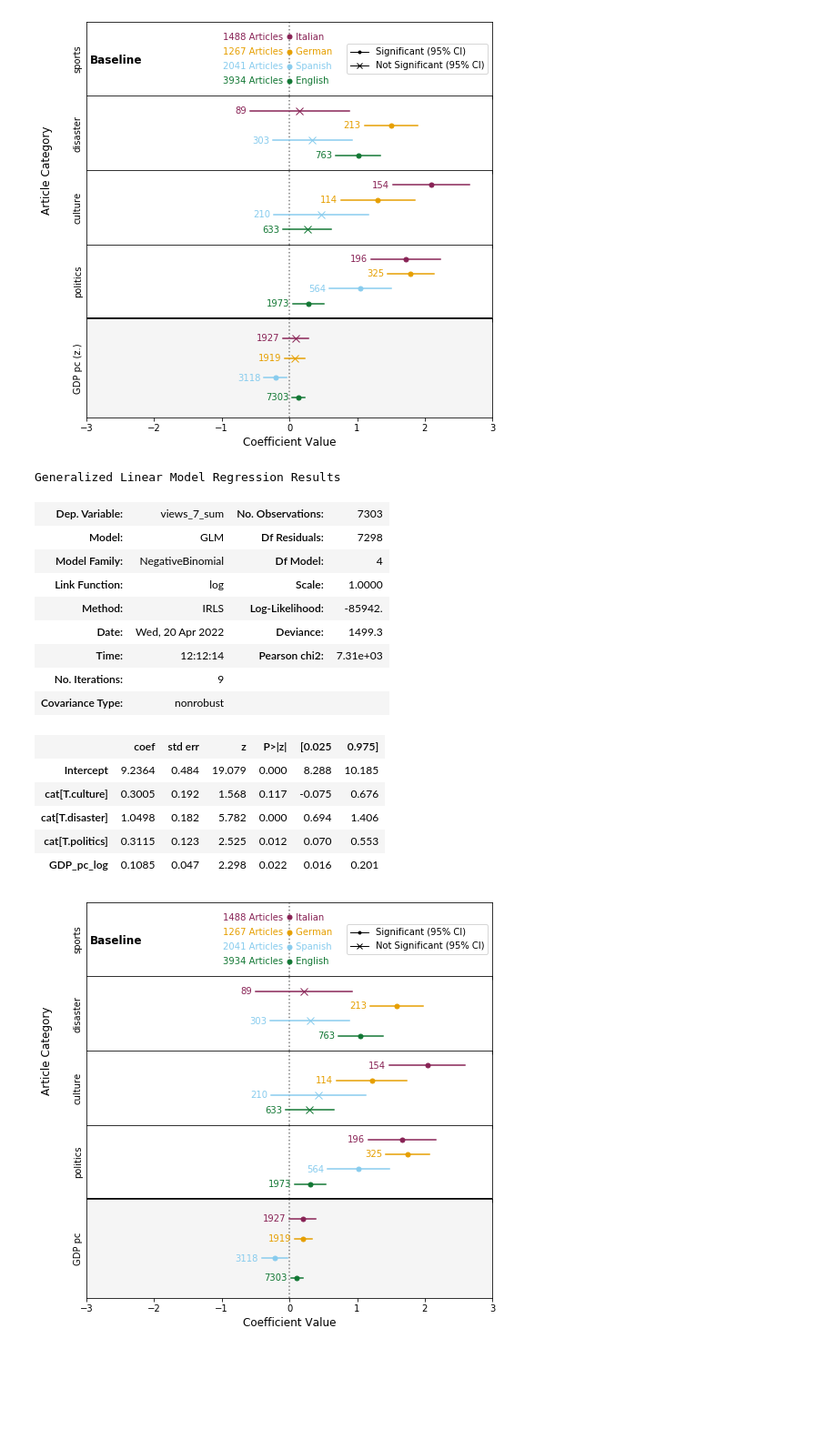
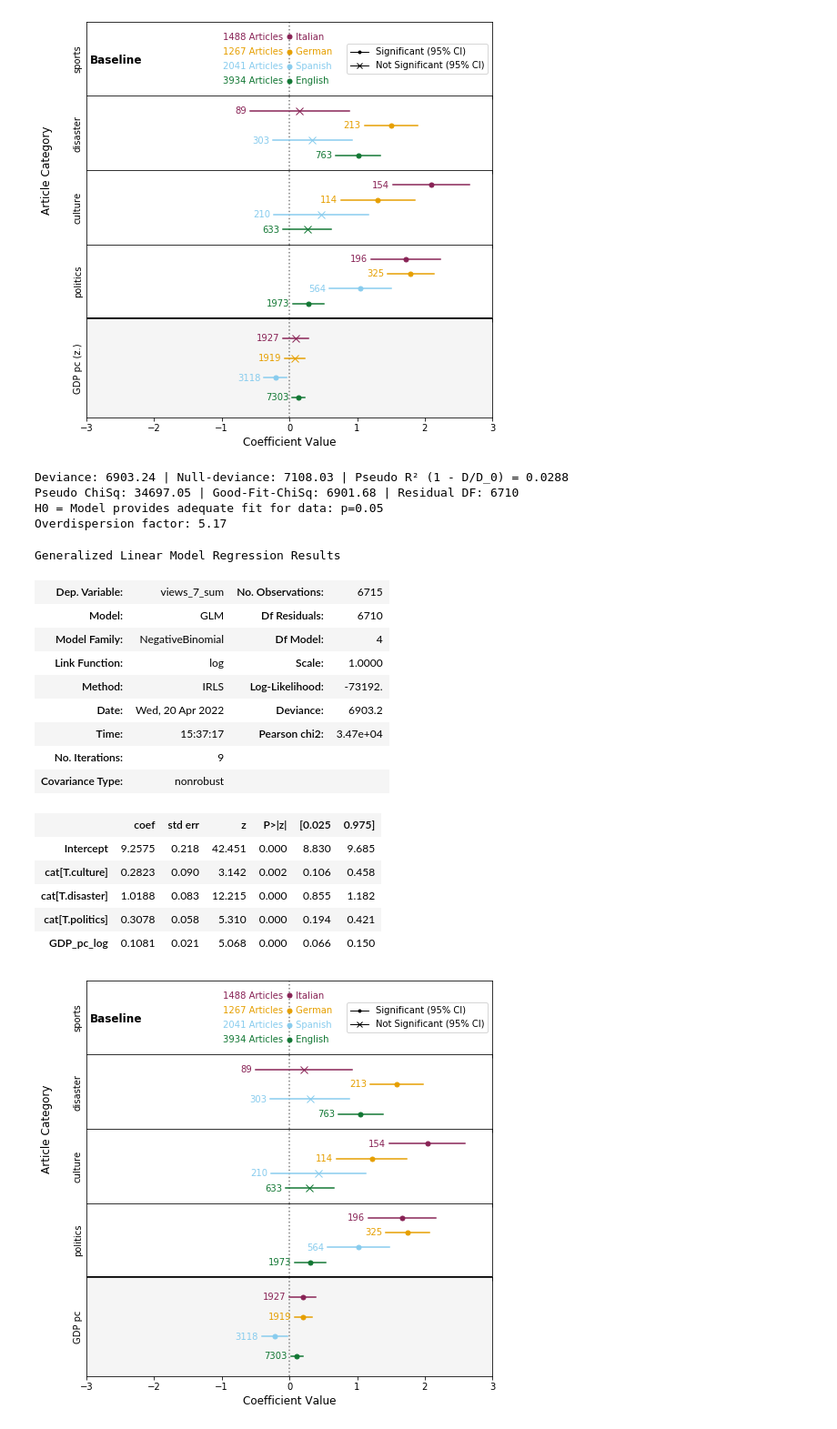
Before and after one commit to ruptho/wiki-event-bias, a Jupyter notebook: offset_analysis.ipynb, the cells around one changed output. Shown at 91% size. Saved outputs shown, nothing was run; the diff lists cells and outputs as text; code cells hidden in the pictures; blank space fills up the shorter version.

Commit message:
new preprocessing for events with 0 views, first experiments for initial logreg

```diff
--- a/offset_analysis.ipynb
+++ b/offset_analysis.ipynb
@@ -50,6 +44,0 @@ df_pageviews_all = df_pageviews_all.rename({view_col: view_col.replace('views_',
-# %%
-from dateutil.relativedelta import relativedelta
-def get_pageviews_baseline(row, df_pageviews, ts_months, pre_period = 0, func=np.median):
-    return np.median(df_pageviews[(df_pageviews.en_article == row.country) & (df_pageviews.date >= (row.event_date - relativedelta(months=ts_months, days=pre_period))) & (df_pageviews.date < (row.event_date - relativedelta(days=pre_period)))][row.code])
-
-df_crawled['view_country_article'] = df_crawled.apply(lambda row: get_pageviews_baseline(row, df_pageviews_all, 5), axis=1)
@@ -56,2 +61,7 @@ df_crawled['view_country_article'] = df_crawled.apply(lambda row: get_pageviews_
+# %%
+from preprocessing import load_country_article_views, get_pageviews_baseline
+
+df_ca_views = load_country_article_views()
+df_crawled = compute_country_article_baseline(df_crawled, df_ca_views)
 # %% [markdown]
 # Regression
@@ -139,26 +167,31 @@ fig_vis = plot_regression_results_from_dict(df_filtered, nb_fit_dict1, ['cat', '
 # %% [output]
 [figure]
 # %%
-from regression import fit_regression_and_rename_coeffs_by_cat
-fit_alpha2 = fit_regression_and_rename_coeffs_by_cat(df_filtered, 'views_7_sum ~ C(cat, Treatment(reference="sports")) + GDP_pc_log', type='nb', alpha=20)
-fit_alpha2['en'].summary()
+from regression import fit_regression_and_rename_coeffs_by_cat, fit_nb
+df_filtered.drop_duplicates(inplace=True)
+fit_alpha2 = fit_nb(df_filtered[df_filtered.code=='en'], 'views_7_sum ~ C(cat, Treatment(reference="sports")) + GDP_pc_log', alpha=3.029)
+fit_alpha2.summary()
 # %% [output]
-Generalized Linear Model Regression Results
+Deviance: 6903.24 | Null-deviance: 7108.03 | Pseudo R² (1 - D/D_0) = 0.0288
+Pseudo ChiSq: 34697.05 | Good-Fit-ChiSq: 6901.68 | Residual DF: 6710
+H0 = Model provides adequate fit for data: p=0.05
+Overdispersion factor: 5.17
+Generalized Linear Model Regression Results
-| Dep. Variable: | views_7_sum | No. Observations: | 7303 |
-| Model: | GLM | Df Residuals: | 7298 |
+| Dep. Variable: | views_7_sum | No. Observations: | 6715 |
+| Model: | GLM | Df Residuals: | 6710 |
 | Model Family: | NegativeBinomial | Df Model: | 4 |
 | Link Function: | log | Scale: | 1.0000 |
-| Method: | IRLS | Log-Likelihood: | -85942. |
-| Date: | Wed, 20 Apr 2022 | Deviance: | 1499.3 |
-| Time: | 12:12:14 | Pearson chi2: | 7.31e+03 |
+| Method: | IRLS | Log-Likelihood: | -73192. |
+| Date: | Wed, 20 Apr 2022 | Deviance: | 6903.2 |
+| Time: | 15:37:17 | Pearson chi2: | 3.47e+04 |
 | No. Iterations: | 9 |  |  |
 | Covariance Type: | nonrobust |  |  |
 |  | coef | std err | z | P>|z| | [0.025 | 0.975] |
-| Intercept | 9.2364 | 0.484 | 19.079 | 0.000 | 8.288 | 10.185 |
-| cat[T.culture] | 0.3005 | 0.192 | 1.568 | 0.117 | -0.075 | 0.676 |
-| cat[T.disaster] | 1.0498 | 0.182 | 5.782 | 0.000 | 0.694 | 1.406 |
-| cat[T.politics] | 0.3115 | 0.123 | 2.525 | 0.012 | 0.070 | 0.553 |
-| GDP_pc_log | 0.1085 | 0.047 | 2.298 | 0.022 | 0.016 | 0.201 |
+| Intercept | 9.2575 | 0.218 | 42.451 | 0.000 | 8.830 | 9.685 |
+| cat[T.culture] | 0.2823 | 0.090 | 3.142 | 0.002 | 0.106 | 0.458 |
+| cat[T.disaster] | 1.0188 | 0.083 | 12.215 | 0.000 | 0.855 | 1.182 |
+| cat[T.politics] | 0.3078 | 0.058 | 5.310 | 0.000 | 0.194 | 0.421 |
+| GDP_pc_log | 0.1081 | 0.021 | 5.068 | 0.000 | 0.066 | 0.150 |
 # %%
 nb_fit_dict1_1 = fit_nb_with_estimated_alpha_all_codes(['en', 'es', 'de', 'it'], df_filtered, 'views_7_sum ~ C(cat, Treatment(reference="sports")) + GDP_pc_log ', est_method='lbfgs',
                                                    output_lvl=0)
```
Also changed, not shown: parts of 5 cells of this notebook, 6 other files.
